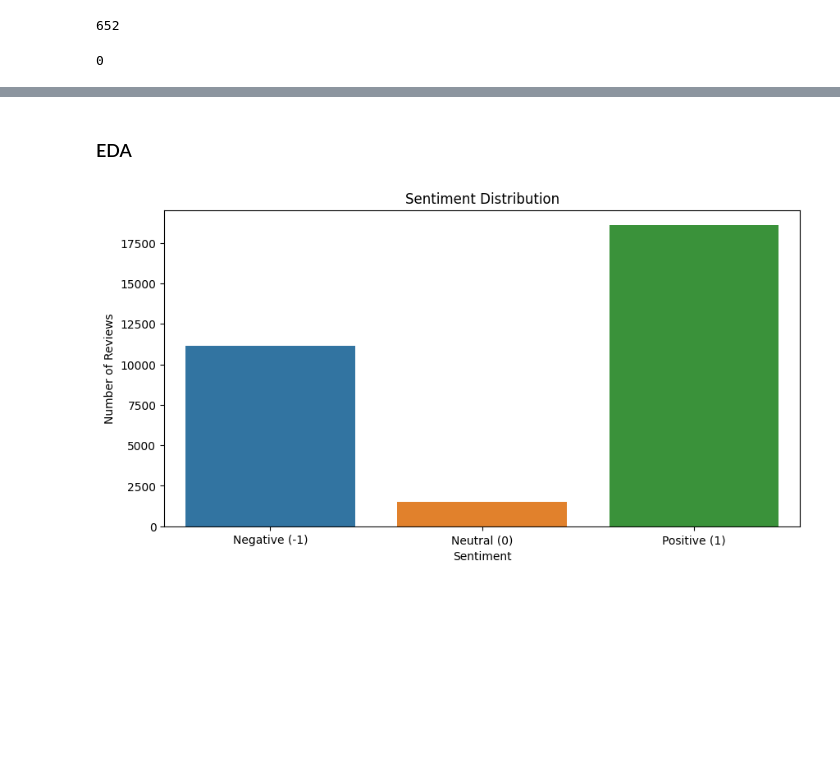
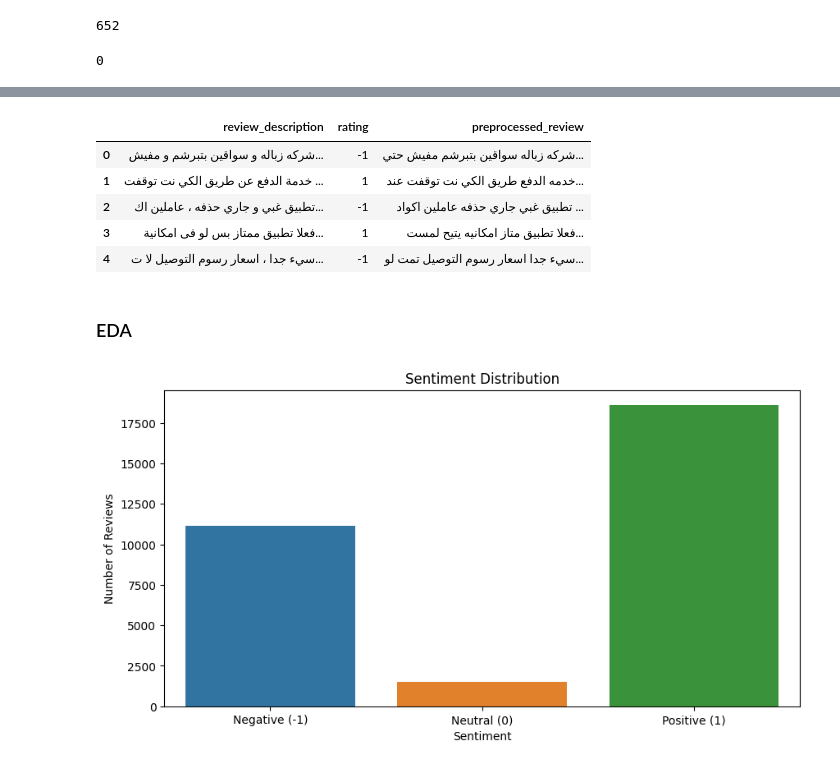
Before and after one commit to Omar-Yasser/arabic-sentiment-analysis, a Jupyter notebook: preprocessing.ipynb, the cells around one changed output, grey strips where cells are left out. Cells and saved outputs as stored; diff of their text form; code cells hidden in the pictures; blank space fills up the shorter version.

Commit message:
Implement preprocessing

```diff
--- a/preprocessing.ipynb
+++ b/preprocessing.ipynb
@@ -57,0 +404,34 @@ data.duplicated().sum()
+# %%
+def replace_emoticons(text):
+    for emoticon, emoji in emoticons_to_emoji.items():
+        text = text.replace(emoticon, emoji)
+    return text
+# %%
+def transform_emoji_text(text):
+    emojis_text = []
+    for char in text:
+        if any(emoji.distinct_emoji_list(char)) and char in emoji_dict.keys():
+            emojis_text.append(emoji_dict[emoji.distinct_emoji_list(char)[0]])
+    return ' '.join(emojis_text)
+
+def replace_emojis(text):
+    clean_text = re.sub(r'[^\w\s]','',text)
+    return clean_text + " " + transform_emoji_text(text)
+# %%
+def preprocess(text):
+    text = remove_punctuation(text)
+    text = remove_digits(text)
+    text = remove_diacritics(text)
+    text = normalize_arabic(text)
+    text = remove_repeating_char(text)
+    text = remove_long_words(text)
+    text = remove_stopwords(text)
+    text = replace_emoticons(text)
+    text = replace_emojis(text)
+    # Remove unhandled emojis/invalid characters
+    text = re.sub(r'[^\w\s]','', text)
+    # Collapse any consecutive spaces to a single space
+    text = re.sub('\s+', ' ', text).strip()
+    return text
+# %%
+data['preprocessed_review'] = data['preprocessed_review'].apply(preprocess)
@@ -58,3 +440,12 @@ data.duplicated().sum()
+# %%
+data.head()
+# %% [output]
+|  | review_description | rating | preprocessed_review |
+| 0 | شركه زباله و سواقين بتبرشم و مفيش... | -1 | شركه زباله سواقين بتبرشم مفيش حتي... |
+| 1 | خدمة الدفع عن طريق الكي نت توقفت ... | 1 | خدمه الدفع طريق الكي نت توقفت عند... |
+| 2 | تطبيق غبي و جاري حذفه ، عاملين اك... | -1 | تطبيق غبي جاري حذفه عاملين اكواد ... |
+| 3 | فعلا تطبيق ممتاز بس لو فى امكانية... | 1 | فعلا تطبيق متاز امكانيه يتيح لمست... |
+| 4 | سيء جدا ، اسعار رسوم التوصيل لا ت... | -1 | سيء جدا اسعار رسوم التوصيل تمت لو... |
 # %% [markdown]
 ### EDA
 # %%
```
Also changed, not shown: parts of 17 cells of this notebook.
